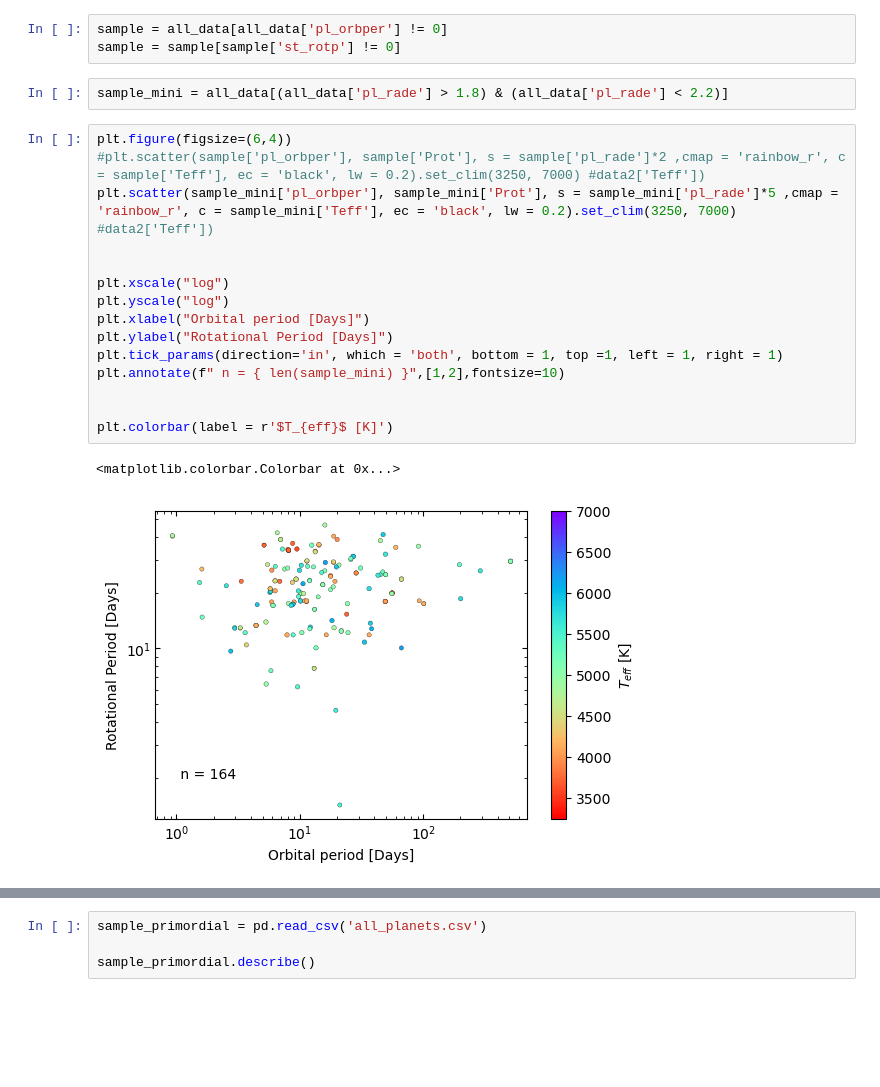
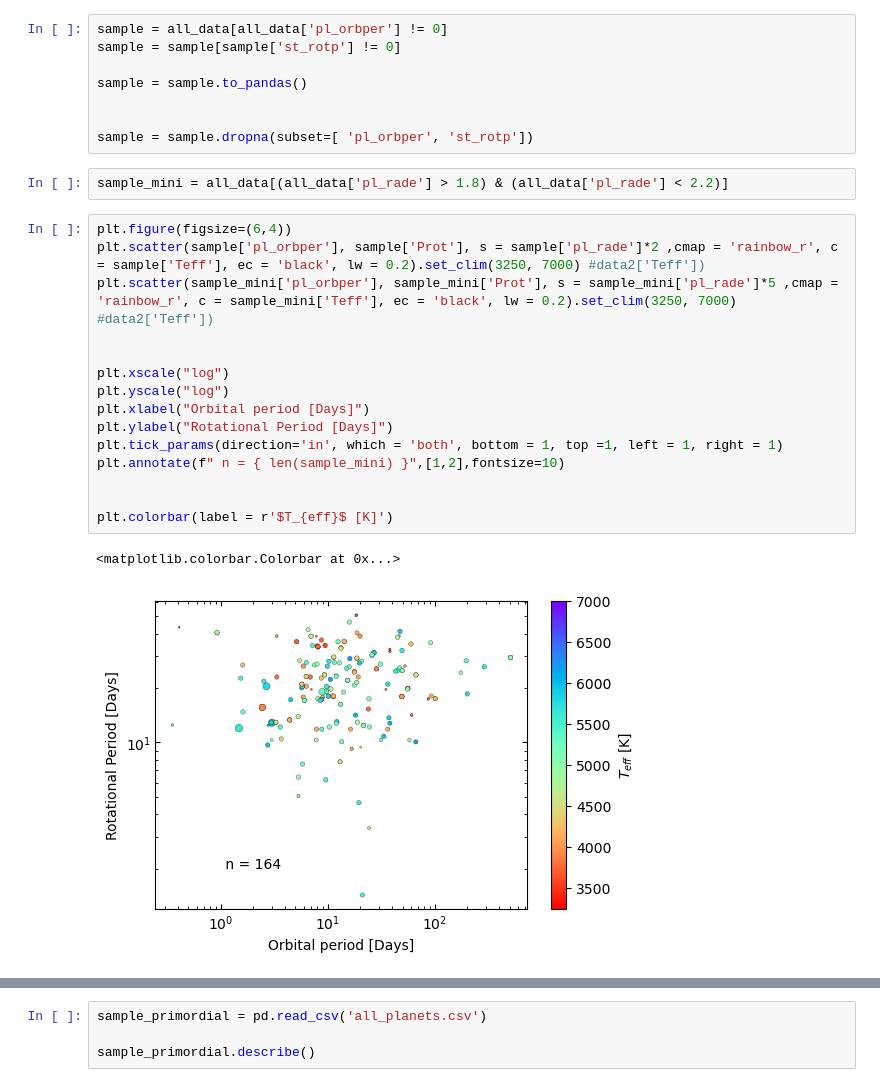
Before and after one commit to ylaksl/Exoplanets-Stats, a Jupyter notebook: sylvio.ipynb, the cells around one changed output, grey strips where cells are left out. Cells and saved outputs as stored; diff of their text form; blank space fills up the shorter version.

```diff
--- a/sylvio.ipynb
+++ b/sylvio.ipynb
@@ -252,23 +316,28 @@ plt.colorbar(label = r'$T_{eff}$ [K]')
 # %%
 sample = all_data[all_data['pl_orbper'] != 0]
 sample = sample[sample['st_rotp'] != 0]
+
+sample = sample.to_pandas()
+
+
+sample = sample.dropna(subset=[ 'pl_orbper', 'st_rotp'])
 # %%
 sample_mini = all_data[(all_data['pl_rade'] > 1.8) & (all_data['pl_rade'] < 2.2)]
 # %%
 plt.figure(figsize=(6,4))
-#plt.scatter(sample['pl_orbper'], sample['Prot'], s = sample['pl_rade']*2 ,cmap = 'rainbow_r', c = sample['Teff'], ec = 'black', lw = 0.2).set_clim(3250, 7000) #data2['Teff'])
+plt.scatter(sample['pl_orbper'], sample['Prot'], s = sample['pl_rade']*2 ,cmap = 'rainbow_r', c = sample['Teff'], ec = 'black', lw = 0.2).set_clim(3250, 7000) #data2['Teff'])
 plt.scatter(sample_mini['pl_orbper'], sample_mini['Prot'], s = sample_mini['pl_rade']*5 ,cmap = 'rainbow_r', c = sample_mini['Teff'], ec = 'black', lw = 0.2).set_clim(3250, 7000) #data2['Teff'])
 
 
 plt.xscale("log")
 plt.yscale("log")
 plt.xlabel("Orbital period [Days]")
 plt.ylabel("Rotational Period [Days]")
 plt.tick_params(direction='in', which = 'both', bottom = 1, top =1, left = 1, right = 1)
 plt.annotate(f" n = { len(sample_mini) }",[1,2],fontsize=10)
 
 
 plt.colorbar(label = r'$T_{eff}$ [K]')
 # %% [output]
 <matplotlib.colorbar.Colorbar at 0x...>
-[figure, old version]
+[figure, new version]
```
Also changed, not shown: parts of 26 cells of this notebook.
